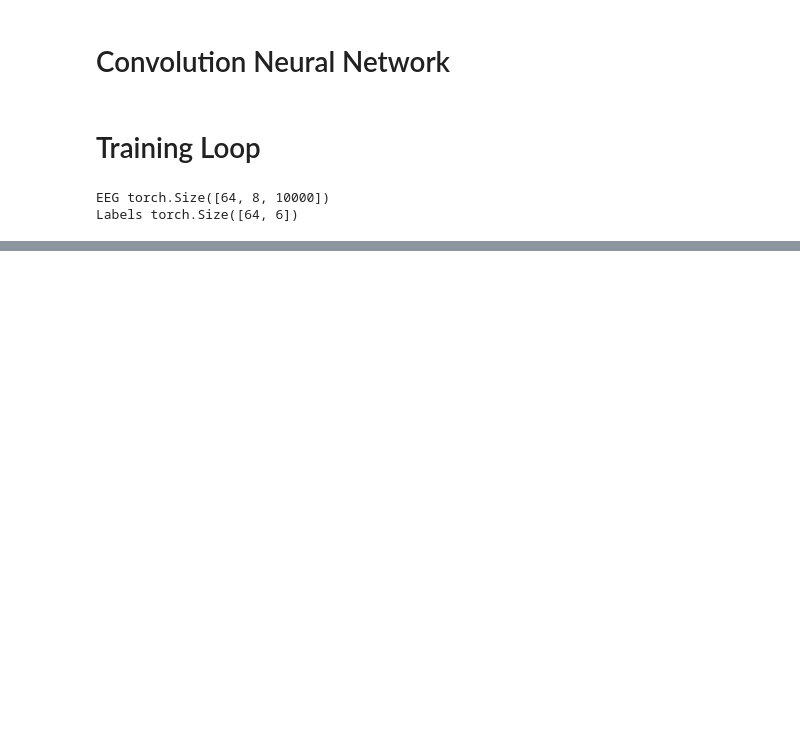
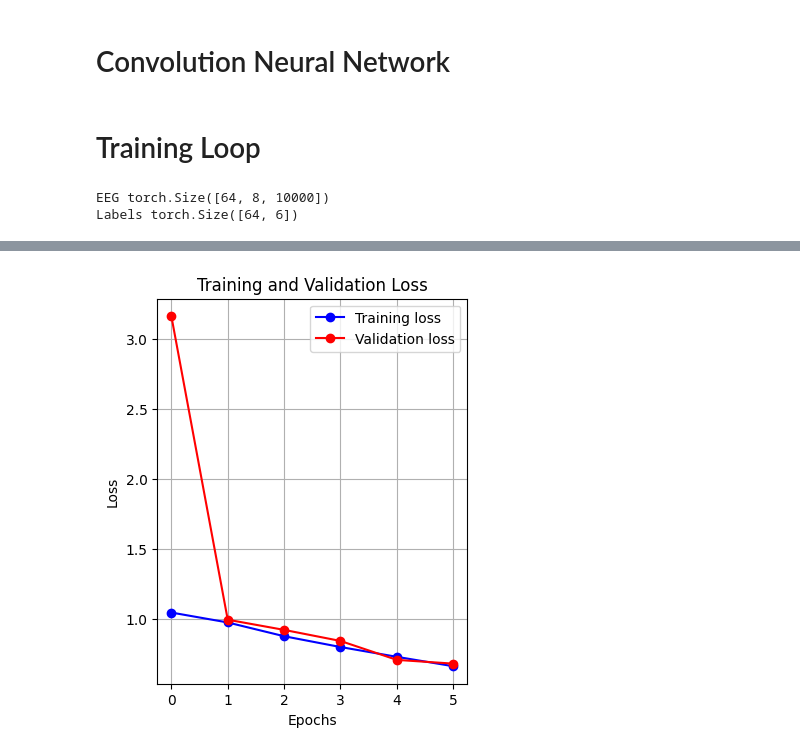
Before and after one commit to privafuschia/Harmful-Brain-Activity-CNN, a Jupyter notebook: eeg-main.ipynb, the cells around one changed output, grey strips where cells are left out. Drawn from its saved outputs; the diff is of its cells as text; code cells hidden in the pictures; blank space fills up the shorter version.

```diff
--- a/eeg-main.ipynb
+++ b/eeg-main.ipynb
@@ -823,7 +825,10 @@ def val_step(model, dataloader, criterion, device=device):
     accuracy = 100 * correct / total
     print(f'Validation Loss: {val_loss:.5f}, Validation Accuracy: {accuracy:.2f}%')
 # %%
-num_epoch = 4
+train_loss_history = []
+val_loss_history = []
+
+num_epoch = 6
 for epoch in range(1, num_epoch + 1):
     train_step(model, train_dataloader, criterion, optimizer, scheduler)
     val_step(model, val_dataloader, criterion)
@@ -847,4 +853,20 @@ Epoch: 4
 ----------------------
+# %%
+# plot training and validation accuracy
+
+epochs = range(1, 4)
+
+plt.figure(figsize=(4, 5))
+plt.plot(train_loss_history, 'bo-', label='Training loss')
+plt.plot(val_loss_history, 'ro-', label='Validation loss')
+plt.title('Training and Validation Loss')
+plt.xlabel('Epochs')
+plt.ylabel('Loss')
+plt.legend()
+plt.grid(True)
+plt.show()
+# %% [output]
+[figure, added]
 # %%
 # num_epoch = 4
 # criterion = nn.KLDivLoss(reduction="batchmean")
```
Also changed, not shown: parts of 8 cells of this notebook.
